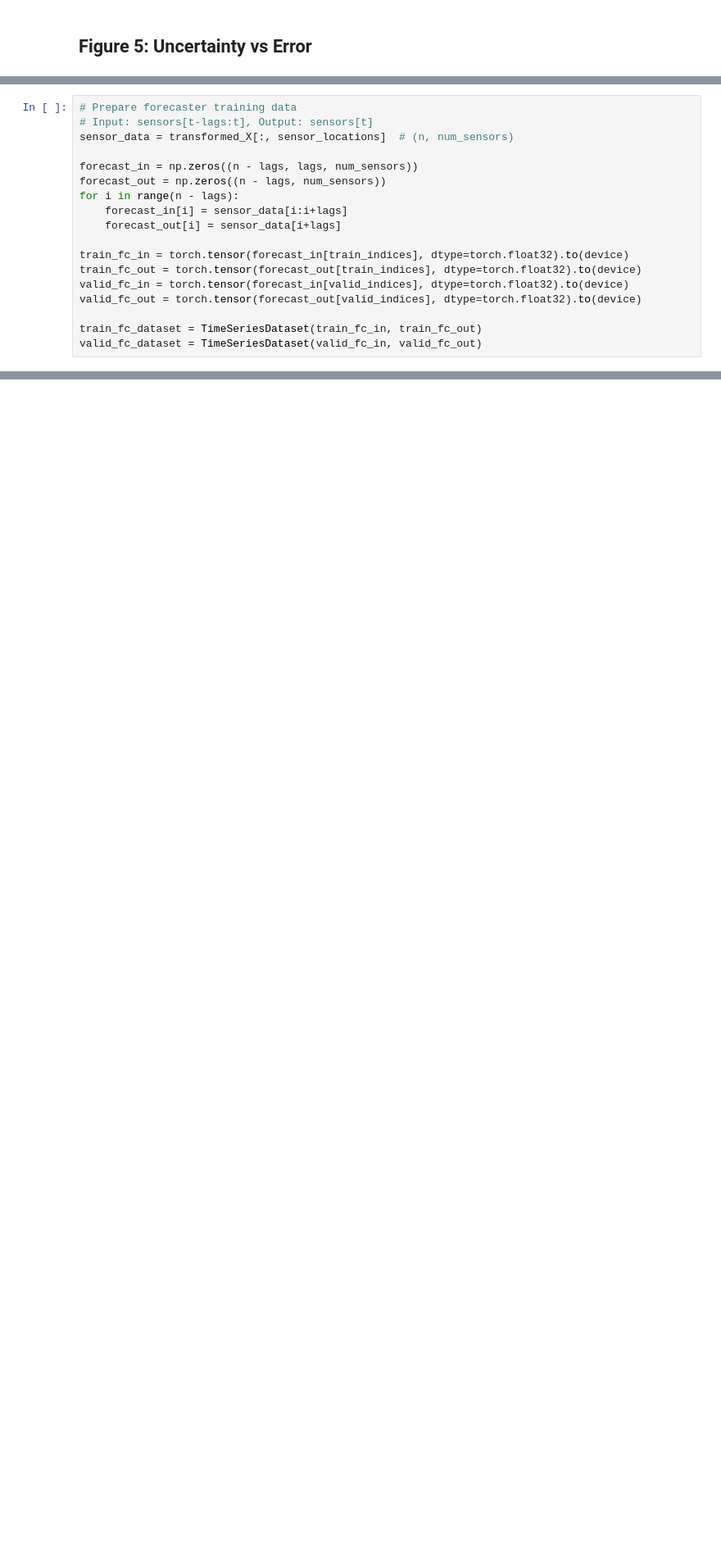
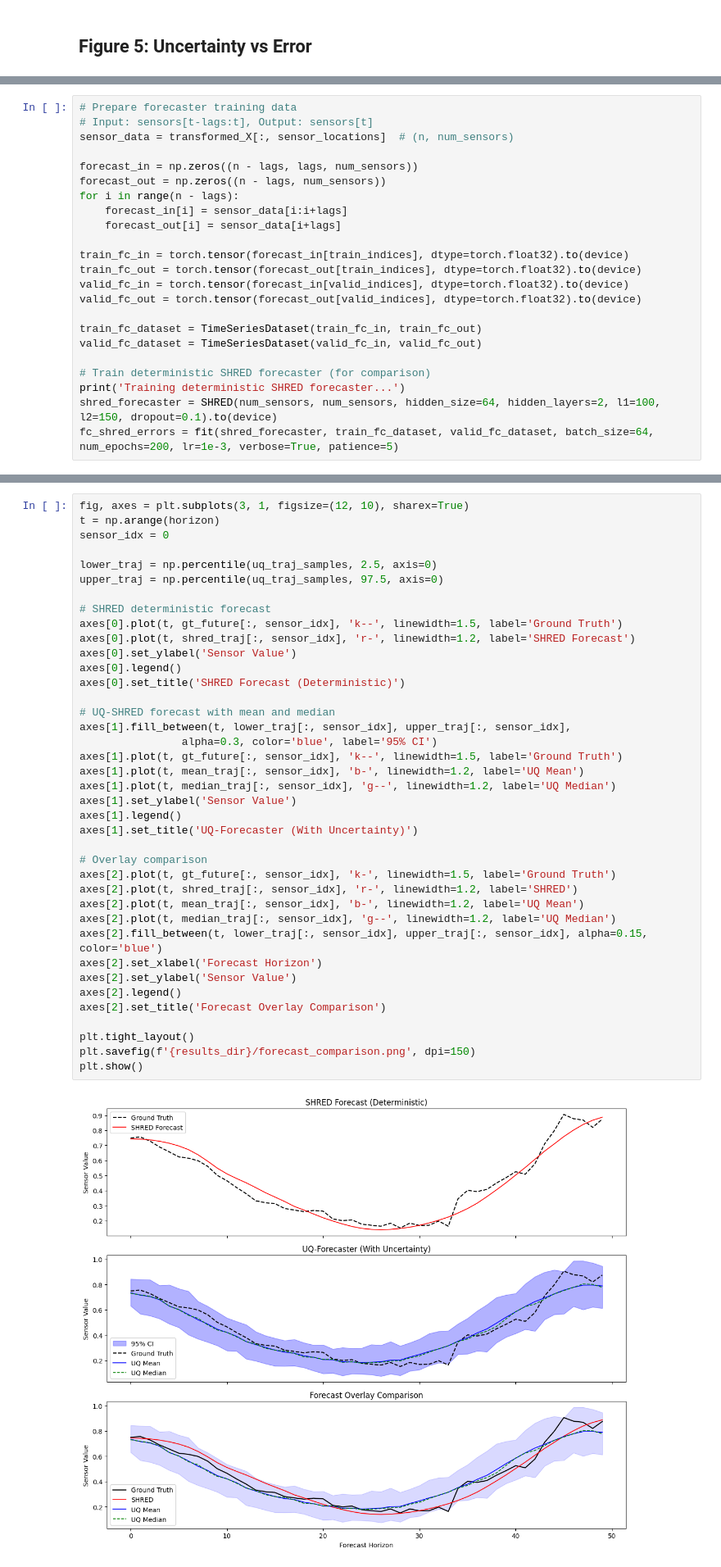
Before and after one commit to gaoliyao/uq_shred, a Jupyter notebook: uq_shred_demo.ipynb, the cells around one changed output, grey strips where cells are left out. Shown at 82% size. Drawn from its saved outputs; the diff is of its cells as text; blank space fills up the shorter version.

```diff
--- a/uq_shred_demo.ipynb
+++ b/uq_shred_demo.ipynb
@@ -265,3 +382,8 @@ valid_fc_out = torch.tensor(forecast_out[valid_indices], dtype=torch.float32).to
 
 train_fc_dataset = TimeSeriesDataset(train_fc_in, train_fc_out)
 valid_fc_dataset = TimeSeriesDataset(valid_fc_in, valid_fc_out)
+
+# Train deterministic SHRED forecaster (for comparison)
+print('Training deterministic SHRED forecaster...')
+shred_forecaster = SHRED(num_sensors, num_sensors, hidden_size=64, hidden_layers=2, l1=100, l2=150, dropout=0.1).to(device)
+fc_shred_errors = fit(shred_forecaster, train_fc_dataset, valid_fc_dataset, batch_size=64, num_epochs=200, lr=1e-3, verbose=True, patience=5)
@@ -306 +466,42 @@ plt.show()
+# %%
+fig, axes = plt.subplots(3, 1, figsize=(12, 10), sharex=True)
+t = np.arange(horizon)
+sensor_idx = 0
+
+lower_traj = np.percentile(uq_traj_samples, 2.5, axis=0)
+upper_traj = np.percentile(uq_traj_samples, 97.5, axis=0)
+
+# SHRED deterministic forecast
+axes[0].plot(t, gt_future[:, sensor_idx], 'k--', linewidth=1.5, label='Ground Truth')
+axes[0].plot(t, shred_traj[:, sensor_idx], 'r-', linewidth=1.2, label='SHRED Forecast')
+axes[0].set_ylabel('Sensor Value')
+axes[0].legend()
+axes[0].set_title('SHRED Forecast (Deterministic)')
+
+# UQ-SHRED forecast with mean and median
+axes[1].fill_between(t, lower_traj[:, sensor_idx], upper_traj[:, sensor_idx],
+                alpha=0.3, color='blue', label='95% CI')
+axes[1].plot(t, gt_future[:, sensor_idx], 'k--', linewidth=1.5, label='Ground Truth')
+axes[1].plot(t, mean_traj[:, sensor_idx], 'b-', linewidth=1.2, label='UQ Mean')
+axes[1].plot(t, median_traj[:, sensor_idx], 'g--', linewidth=1.2, label='UQ Median')
+axes[1].set_ylabel('Sensor Value')
+axes[1].legend()
+axes[1].set_title('UQ-Forecaster (With Uncertainty)')
+
+# Overlay comparison
+axes[2].plot(t, gt_future[:, sensor_idx], 'k-', linewidth=1.5, label='Ground Truth')
+axes[2].plot(t, shred_traj[:, sensor_idx], 'r-', linewidth=1.2, label='SHRED')
+axes[2].plot(t, mean_traj[:, sensor_idx], 'b-', linewidth=1.2, label='UQ Mean')
+axes[2].plot(t, median_traj[:, sensor_idx], 'g--', linewidth=1.2, label='UQ Median')
+axes[2].fill_between(t, lower_traj[:, sensor_idx], upper_traj[:, sensor_idx], alpha=0.15, color='blue')
+axes[2].set_xlabel('Forecast Horizon')
+axes[2].set_ylabel('Sensor Value')
+axes[2].legend()
+axes[2].set_title('Forecast Overlay Comparison')
+
+plt.tight_layout()
+plt.savefig(f'{results_dir}/forecast_comparison.png', dpi=150)
+plt.show()
+# %% [output]
+[figure, added]
 # %% [markdown]
```
Also changed, not shown: parts of 32 cells of this notebook, 3 other files.
